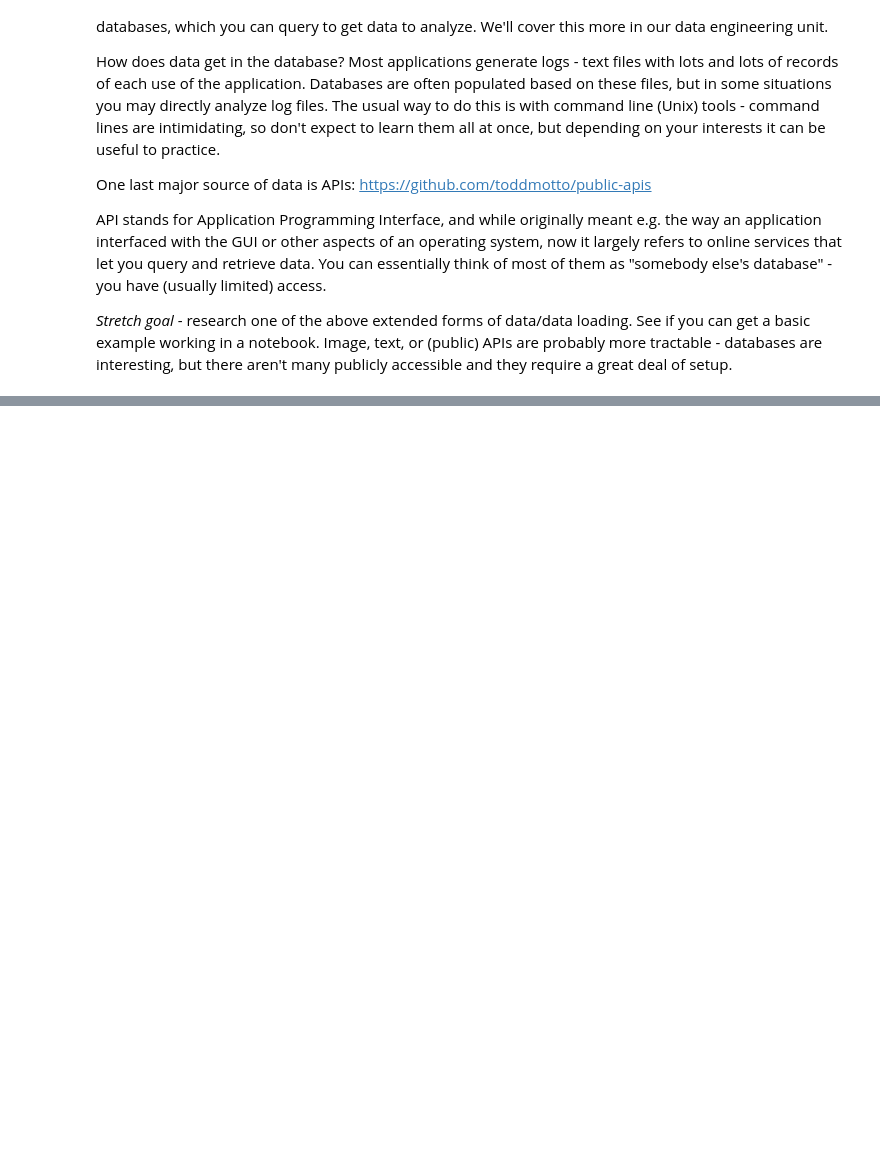
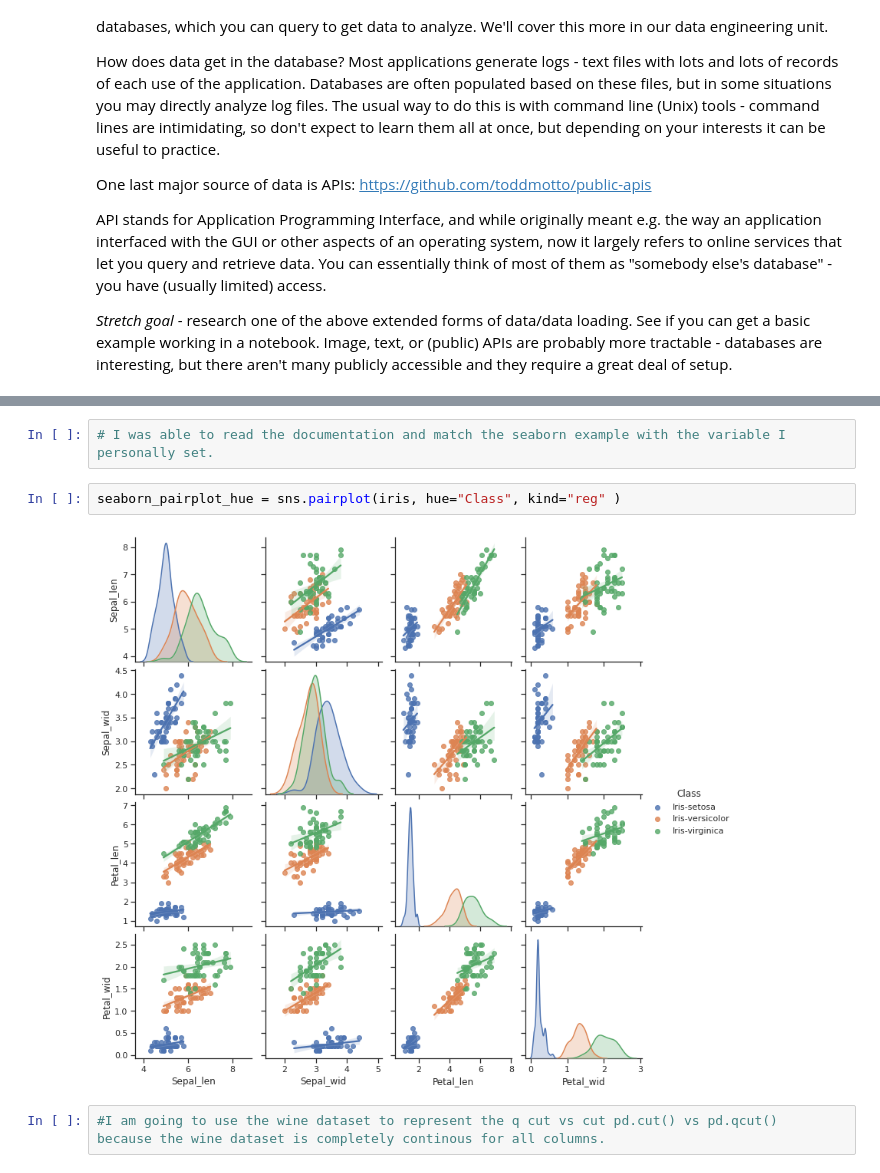
Before and after one commit to popkdodge/DS-Unit-1-Sprint-1-Data-Wrangling-and-Storytelling, a Jupyter notebook: module1-exploratory-data-analysis/LS_DS_111_Exploratory_Data_Analysis_Assignment.ipynb, the cells around one changed output, grey strips where cells are left out. Cells and saved outputs as stored; diff of their text form; blank space fills up the shorter version.

```diff
--- a/module1-exploratory-data-analysis/LS_DS_111_Exploratory_Data_Analysis_Assignment.ipynb
+++ b/module1-exploratory-data-analysis/LS_DS_111_Exploratory_Data_Analysis_Assignment.ipynb
@@ -269,0 +305,8 @@ API stands for Application Programming Interface, and while originally meant e.g
+# %%
+# I was able to read the documentation and match the seaborn example with the variable I personally set.
+# %%
+seaborn_pairplot_hue = sns.pairplot(iris, hue="Class", kind="reg" )
+# %% [output]
+[figure, added]
+# %%
+#I am going to use the wine dataset to represent the q cut vs cut pd.cut() vs pd.qcut()  because the wine dataset is completely continous for all columns.
```
Also changed, not shown: parts of 13 cells of this notebook.
